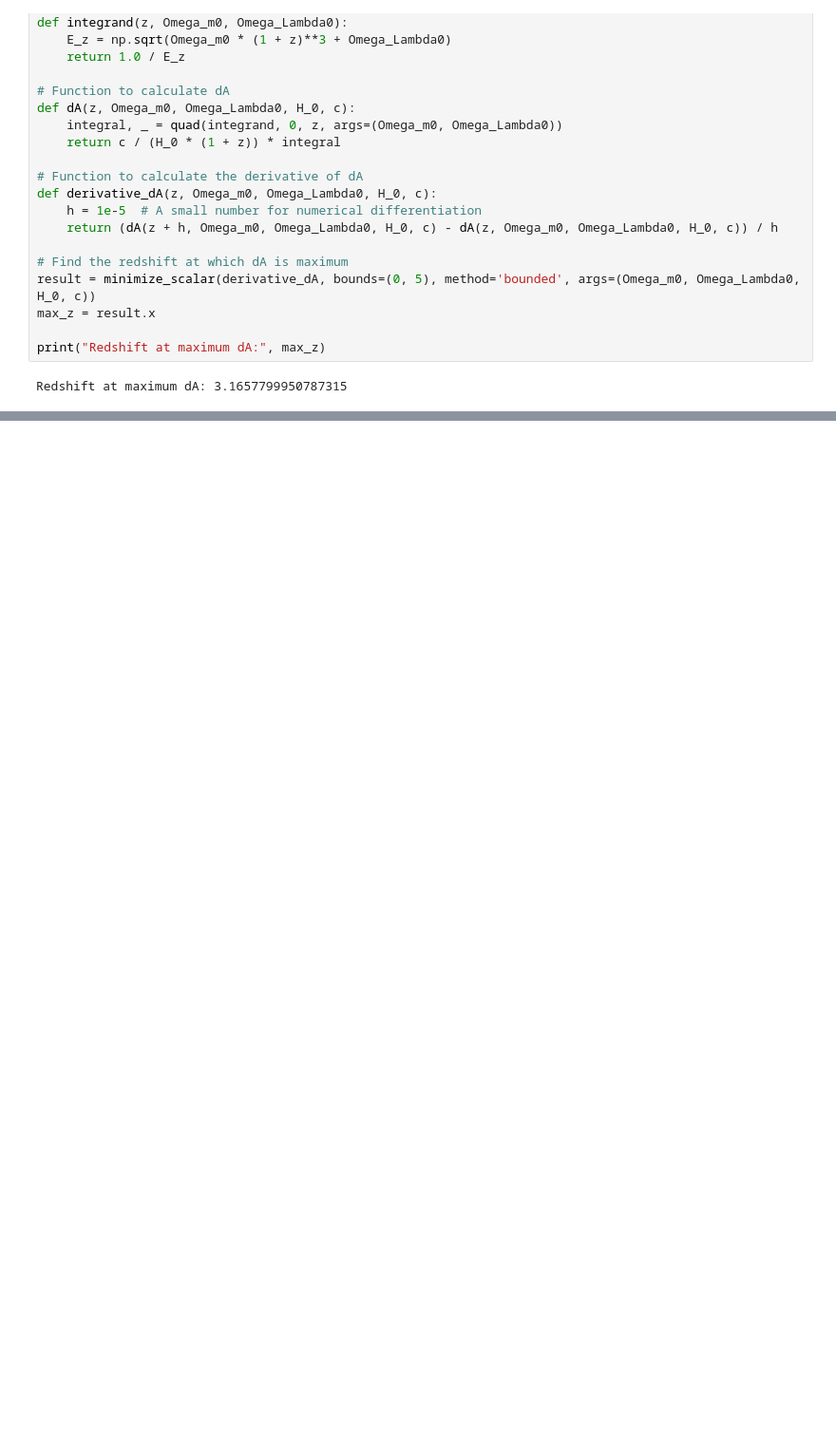
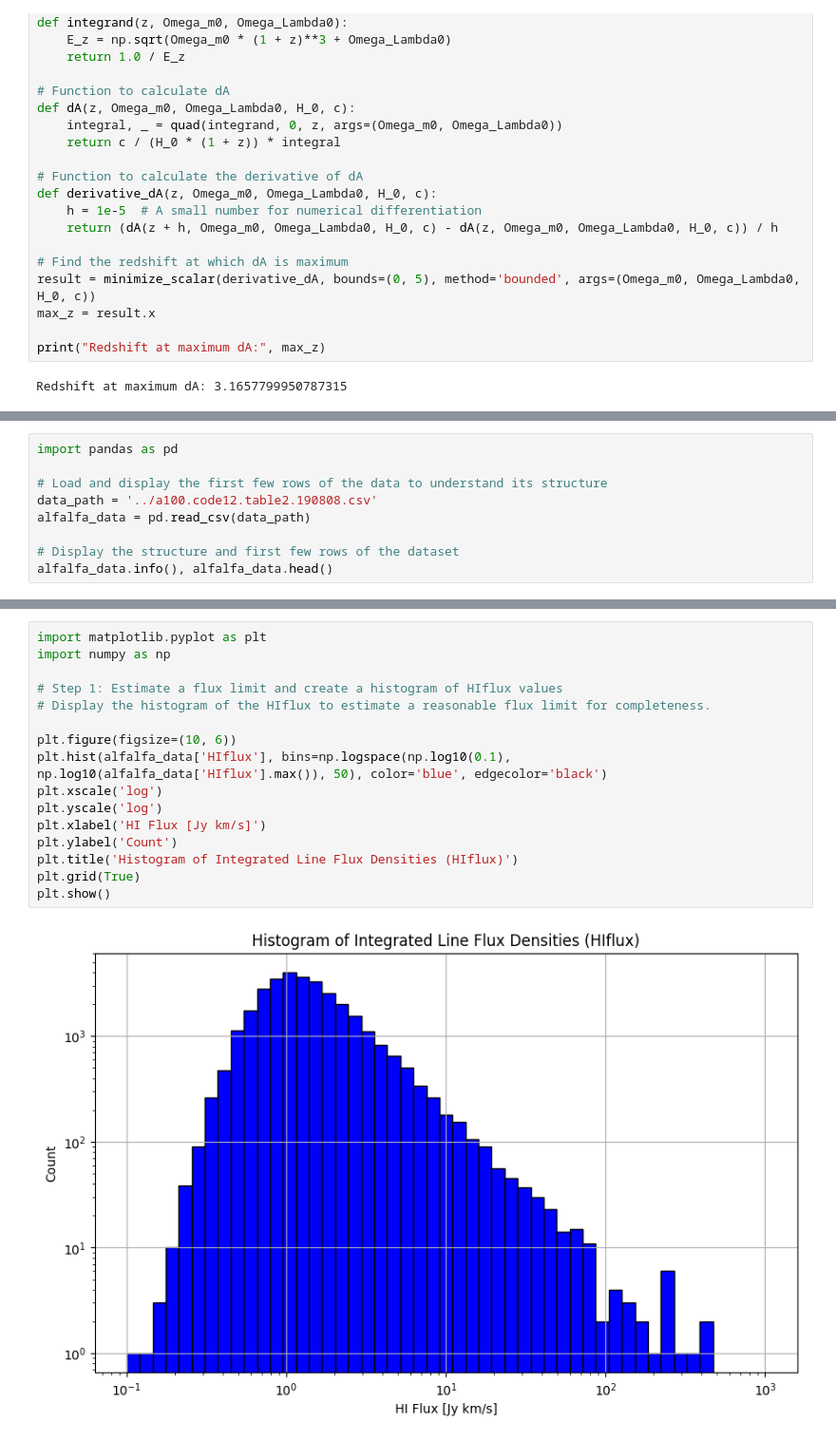
Before and after one commit to Fr4nc3/astrophysics-exercises, a Jupyter notebook: cosmology/cosmology.ipynb, the cells around one changed output, grey strips where cells are left out. Shown at 95% size. Cells and saved outputs as stored; diff of their text form; blank space fills up the shorter version.

```diff
--- a/cosmology/cosmology.ipynb
+++ b/cosmology/cosmology.ipynb
@@ -296,0 +310,9 @@ Redshift at maximum dA: 3.1657799950787315
+# %%
+import pandas as pd
+
+# Load and display the first few rows of the data to understand its structure
+data_path = '../a100.code12.table2.190808.csv'
+alfalfa_data = pd.read_csv(data_path)
+
+# Display the structure and first few rows of the dataset
+alfalfa_data.info(), alfalfa_data.head()
@@ -296,0 +354,18 @@ Redshift at maximum dA: 3.1657799950787315
+# %%
+import matplotlib.pyplot as plt
+import numpy as np
+
+# Step 1: Estimate a flux limit and create a histogram of HIflux values
+# Display the histogram of the HIflux to estimate a reasonable flux limit for completeness.
+
+plt.figure(figsize=(10, 6))
+plt.hist(alfalfa_data['HIflux'], bins=np.logspace(np.log10(0.1), np.log10(alfalfa_data['HIflux'].max()), 50), color='blue', edgecolor='black')
+plt.xscale('log')
+plt.yscale('log')
+plt.xlabel('HI Flux [Jy km/s]')
+plt.ylabel('Count')
+plt.title('Histogram of Integrated Line Flux Densities (HIflux)')
+plt.grid(True)
+plt.show()
+# %% [output]
+[figure, added]
```
Also changed, not shown: parts of 21 cells of this notebook, 1 other file.
